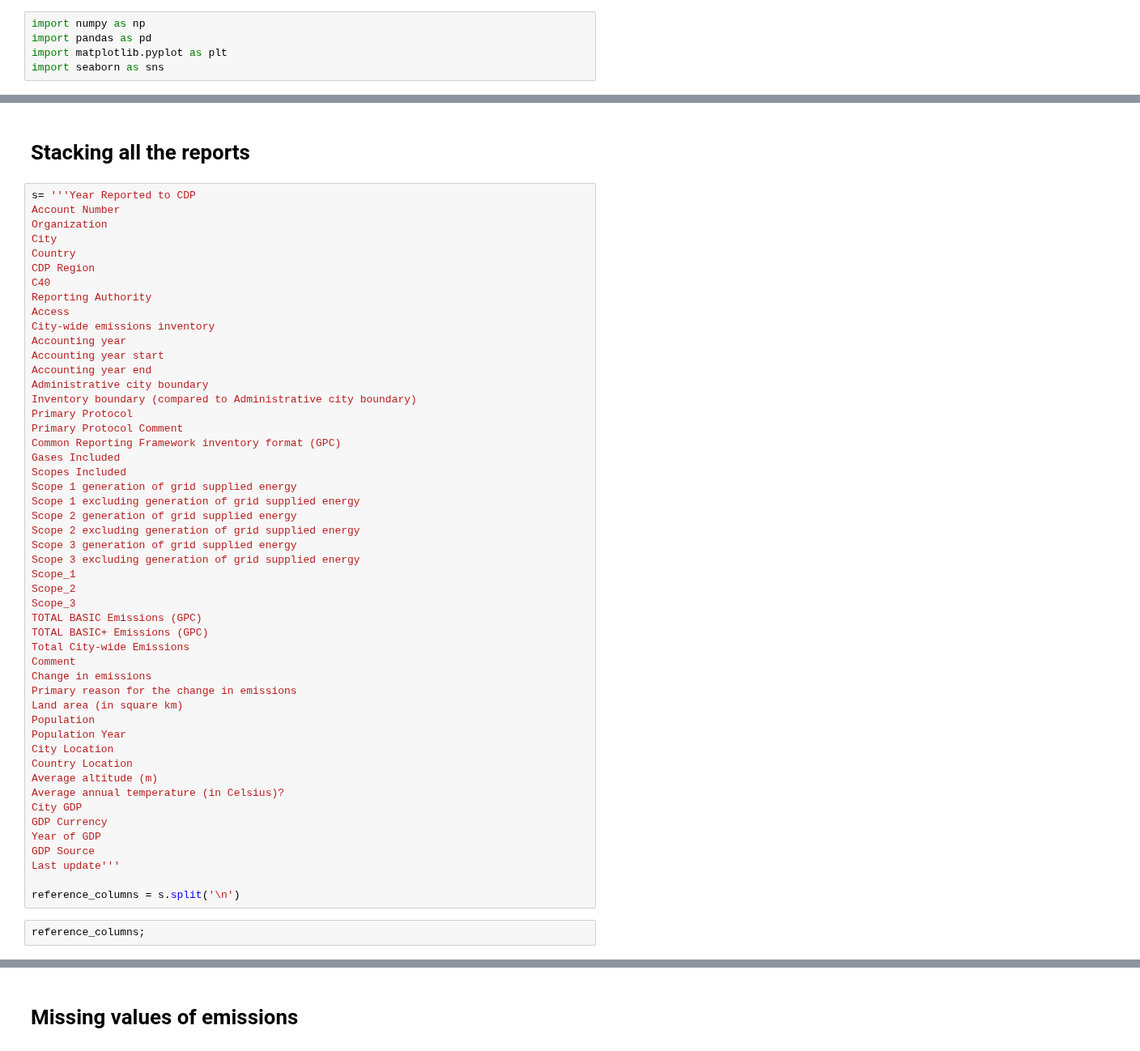
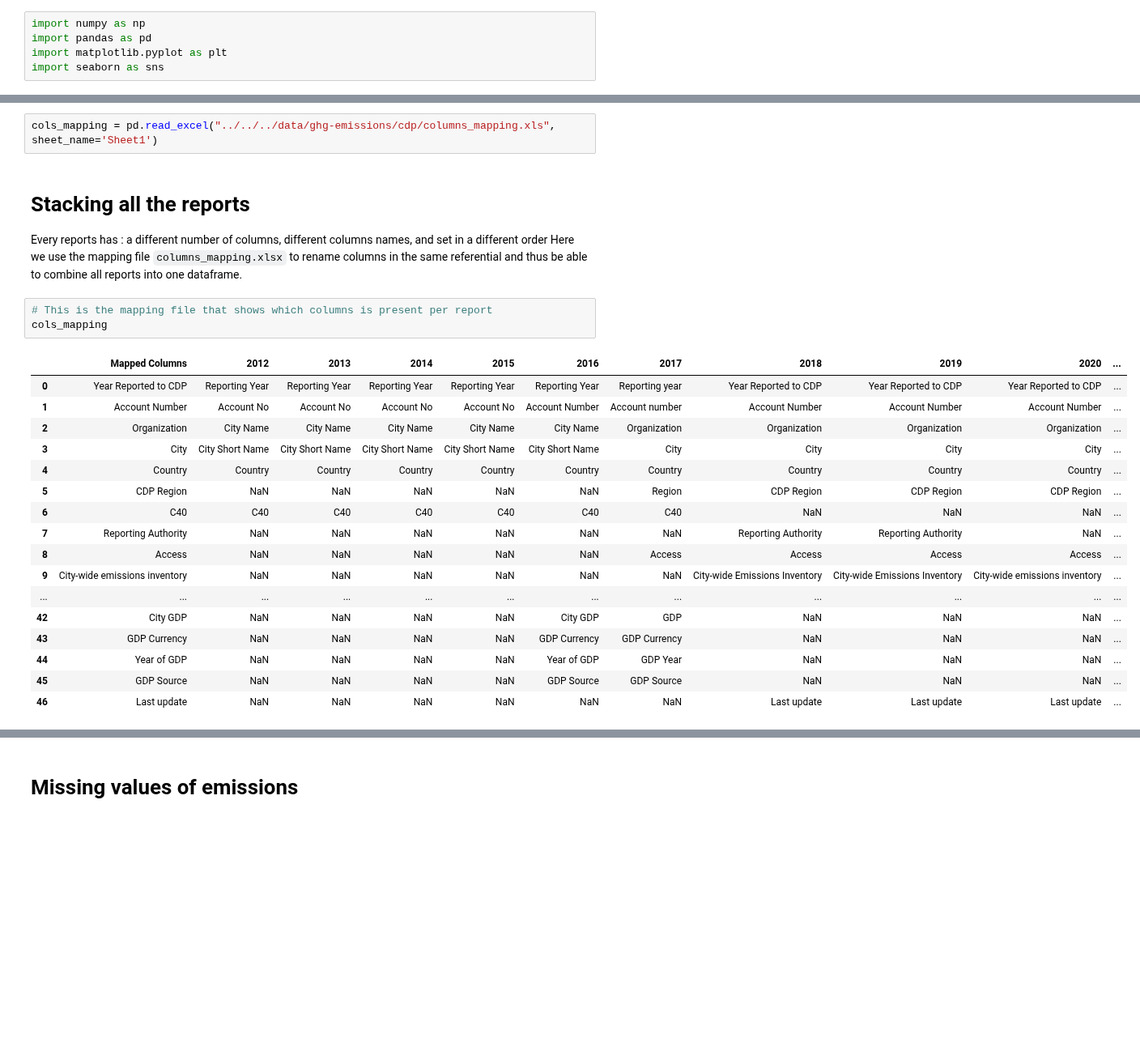
Before and after one commit to OpenGeoScales/ogs-data-exploration, a Jupyter notebook: notebooks/ghg-emissions/cdp/cdp-notebook.ipynb, the cells around one changed output, grey strips where cells are left out. Shown at 81% size. Cells and saved outputs as stored; diff of their text form; blank space fills up the shorter version.

Commit message:
started stacking reports #18

```diff
--- a/notebooks/ghg-emissions/cdp/cdp-notebook.ipynb
+++ b/notebooks/ghg-emissions/cdp/cdp-notebook.ipynb
@@ -47,57 +47,31 @@ data_12 = pd.read_csv("../../../data/ghg-emissions/cdp/2012_-_Citywide_GHG_Emiss
 data_18 = pd.read_csv("../../../data/ghg-emissions/cdp/2018_-_2019_City-wide_Emissions.csv")
 data_19 = pd.read_csv("../../../data/ghg-emissions/cdp/2019_City-wide_Emissions.csv")
 data_20 = pd.read_csv("../../../data/ghg-emissions/cdp/2020_-_City-Wide_Emissions.csv")
+# %%
+cols_mapping = pd.read_excel("../../../data/ghg-emissions/cdp/columns_mapping.xls", sheet_name='Sheet1')
 # %% [markdown]
 # Stacking all the reports
+
+Every reports has : a different number of columns, different columns names, and set in a different order
+Here we use the mapping file `columns_mapping.xlsx` to rename columns in the same referential and thus be able to combine all reports into one dataframe.
-# %%
-s= '''Year Reported to CDP
-Account Number
-Organization
-City
-Country
-CDP Region
-C40
-Reporting Authority
-Access
-City-wide emissions inventory
-Accounting year
-Accounting year start
-Accounting year end
-Administrative city boundary
-Inventory boundary (compared to Administrative city boundary)
-Primary Protocol
-Primary Protocol Comment
-Common Reporting Framework inventory format (GPC)
-Gases Included
-Scopes Included
-Scope 1 generation of grid supplied energy
-Scope 1 excluding generation of grid supplied energy
-Scope 2 generation of grid supplied energy
-Scope 2 excluding generation of grid supplied energy
-Scope 3 generation of grid supplied energy
-Scope 3 excluding generation of grid supplied energy
-Scope_1
-Scope_2
-Scope_3
-TOTAL BASIC Emissions (GPC)
-TOTAL BASIC+ Emissions (GPC)
-Total City-wide Emissions
-Comment
-Change in emissions
-Primary reason for the change in emissions
-Land area (in square km)
-Population
-Population Year
-City Location
-Country Location
-Average altitude (m)
-Average annual temperature (in Celsius)?
-City GDP
-GDP Currency
-Year of GDP
-GDP Source
-Last update'''
-
-reference_columns = s.split('\n')
-# %%
-reference_columns;
+# %%
+# This is the mapping file that shows which columns is present per report
+cols_mapping
+# %% [output]
+|  | Mapped Columns | 2012 | 2013 | 2014 | 2015 | 2016 | 2017 | 2018 | 2019 | 2020 | ... |
+| 0 | Year Reported to CDP | Reporting Year | Reporting Year | Reporting Year | Reporting Year | Reporting Year | Reporting year | Year Reported to CDP | Year Reported to CDP | Year Reported to CDP | ... |
+| 1 | Account Number | Account No | Account No | Account No | Account No | Account Number | Account number | Account Number | Account Number | Account Number | ... |
+| 2 | Organization | City Name | City Name | City Name | City Name | City Name | Organization | Organization | Organization | Organization | ... |
+| 3 | City | City Short Name | City Short Name | City Short Name | City Short Name | City Short Name | City | City | City | City | ... |
+| 4 | Country | Country | Country | Country | Country | Country | Country | Country | Country | Country | ... |
+| 5 | CDP Region | NaN | NaN | NaN | NaN | NaN | Region | CDP Region | CDP Region | CDP Region | ... |
+| 6 | C40 | C40 | C40 | C40 | C40 | C40 | C40 | NaN | NaN | NaN | ... |
+| 7 | Reporting Authority | NaN | NaN | NaN | NaN | NaN | NaN | Reporting Authority | Reporting Authority | NaN | ... |
+| 8 | Access | NaN | NaN | NaN | NaN | NaN | Access | Access | Access | Access | ... |
+| 9 | City-wide emissions inventory | NaN | NaN | NaN | NaN | NaN | NaN | City-wide Emissions Inventory | City-wide Emissions Inventory | City-wide emissions inventory | ... |
+| ... | ... | ... | ... | ... | ... | ... | ... | ... | ... | ... | ... |
+| 42 | City GDP | NaN | NaN | NaN | NaN | City GDP | GDP | NaN | NaN | NaN | ... |
+| 43 | GDP Currency | NaN | NaN | NaN | NaN | GDP Currency | GDP Currency | NaN | NaN | NaN | ... |
+| 44 | Year of GDP | NaN | NaN | NaN | NaN | Year of GDP | GDP Year | NaN | NaN | NaN | ... |
+| 45 | GDP Source | NaN | NaN | NaN | NaN | GDP Source | GDP Source | NaN | NaN | NaN | ... |
+| 46 | Last update | NaN | NaN | NaN | NaN | NaN | NaN | Last update | Last update | Last update | ... |
```
Also changed, not shown: parts of 48 cells of this notebook, 5 other files.
